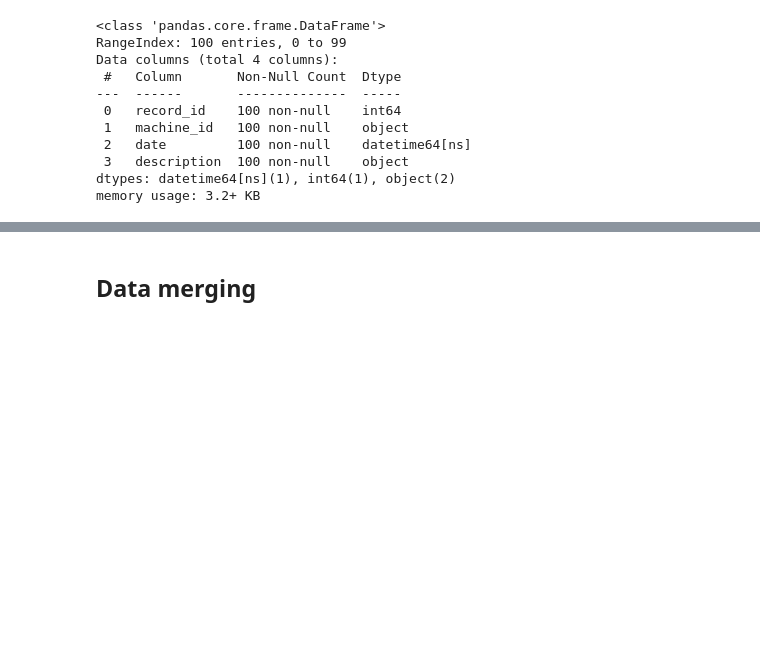
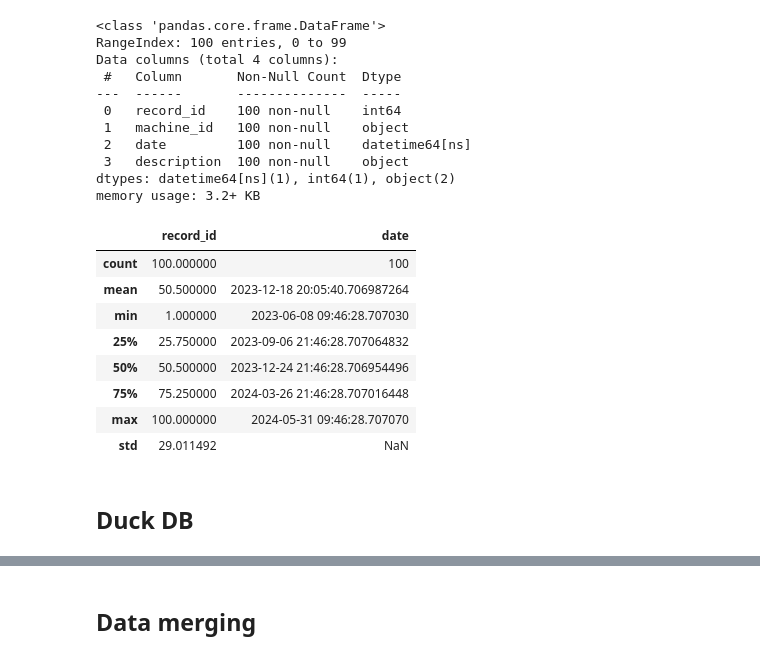
Before and after one commit to Simonmaignan/data-analysis-projects, a Jupyter notebook: projects/dialysis_machines/data-exploration.ipynb, the cells around one changed output, grey strips where cells are left out. Cells and saved outputs as stored; diff of their text form; code cells hidden in the pictures; blank space fills up the shorter version.

```diff
--- a/projects/dialysis_machines/data-exploration.ipynb
+++ b/projects/dialysis_machines/data-exploration.ipynb
@@ -132,3 +156,17 @@ Data columns (total 4 columns):
  3   description  100 non-null    object
 dtypes: datetime64[ns](1), int64(1), object(2)
 memory usage: 3.2+ KB
+# %%
+df_maintenance.describe()
+# %% [output]
+|  | record_id | date |
+| count | 100.000000 | 100 |
+| mean | 50.500000 | 2023-12-18 20:05:40.706987264 |
+| min | 1.000000 | 2023-06-08 09:46:28.707030 |
+| 25% | 25.750000 | 2023-09-06 21:46:28.707064832 |
+| 50% | 50.500000 | 2023-12-24 21:46:28.706954496 |
+| 75% | 75.250000 | 2024-03-26 21:46:28.707016448 |
+| max | 100.000000 | 2024-05-31 09:46:28.707070 |
+| std | 29.011492 | NaN |
+# %% [markdown]
+## Duck DB
```
Also changed, not shown: parts of 15 cells of this notebook.
